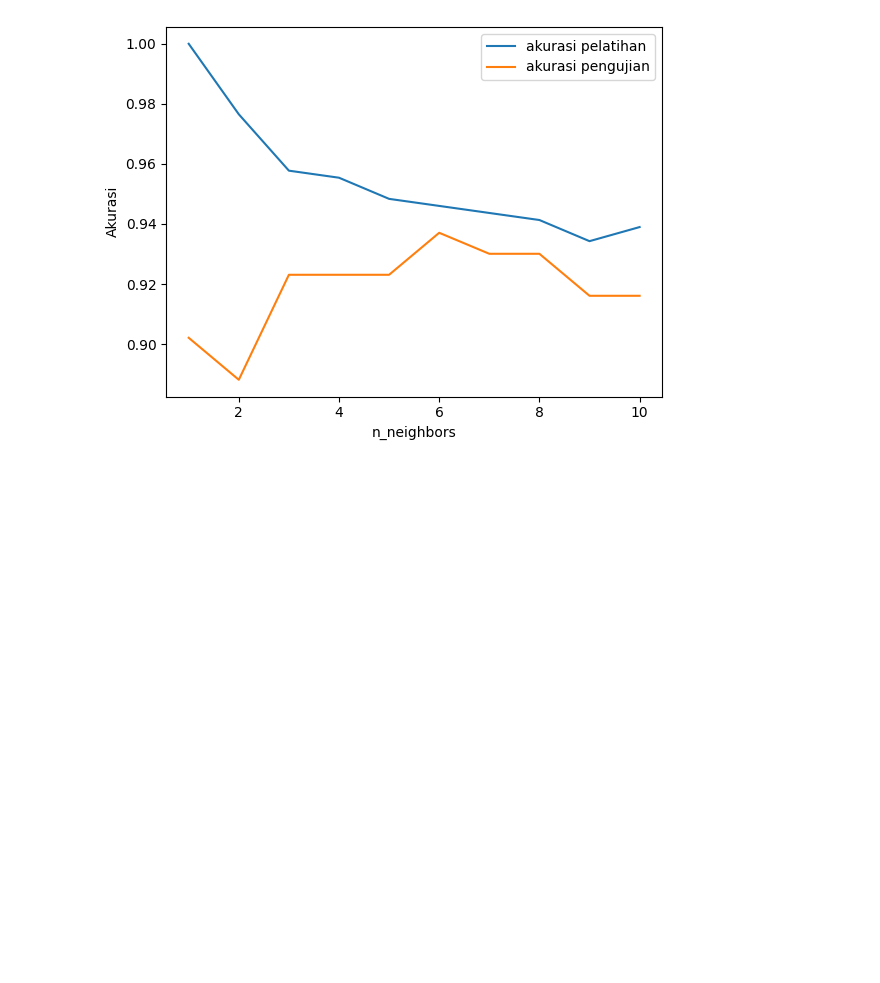
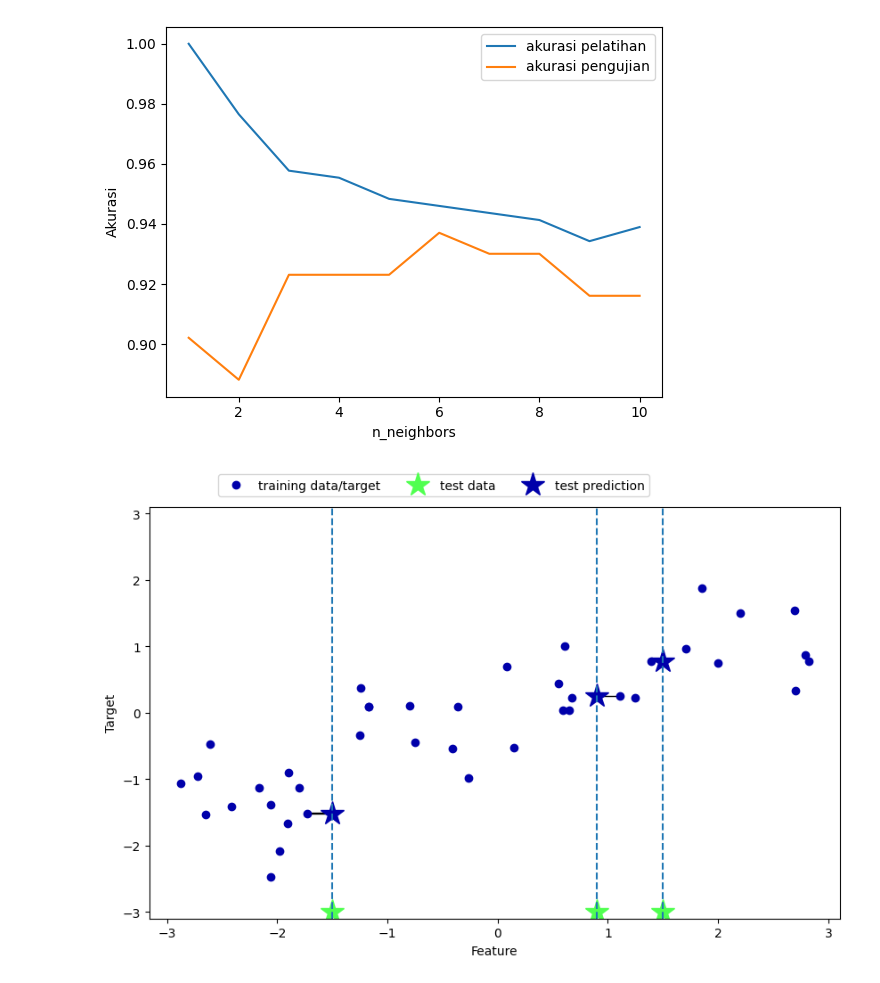
Before and after one commit to ihyaulumuddin044/machineLearning, a Jupyter notebook: makeSimpleDataset.ipynb, the cells around one changed output. Saved outputs shown, nothing was run; the diff lists cells and outputs as text; code cells hidden in the pictures; blank space fills up the shorter version.

```diff
--- a/makeSimpleDataset.ipynb
+++ b/makeSimpleDataset.ipynb
@@ -168,3 +170,8 @@ plt.legend()
 # %% [output]
 <matplotlib.legend.Legend at 0x...>
 [figure]
+# %%
+# menggukan 1 tetangga terdekat
+mglearn.plots.plot_knn_regression(n_neighbors=1)
+# %% [output]
+[figure, added]
```
Also changed, not shown: parts of 7 cells of this notebook.
